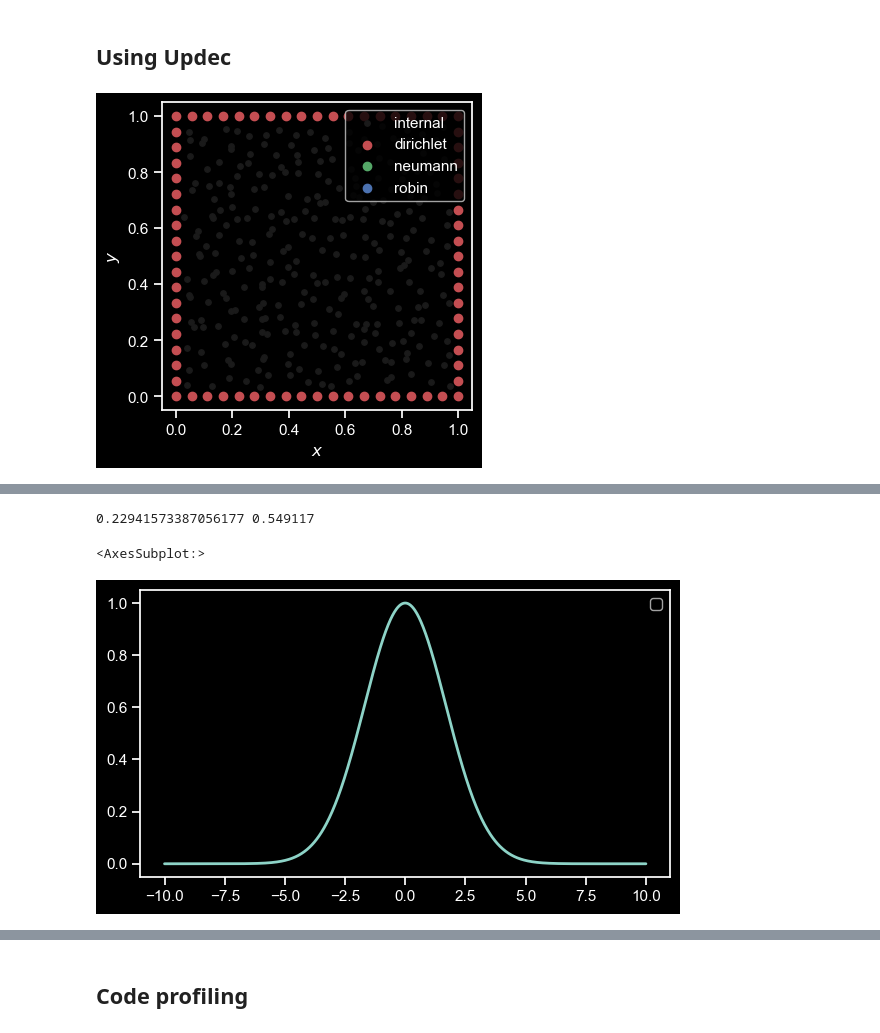
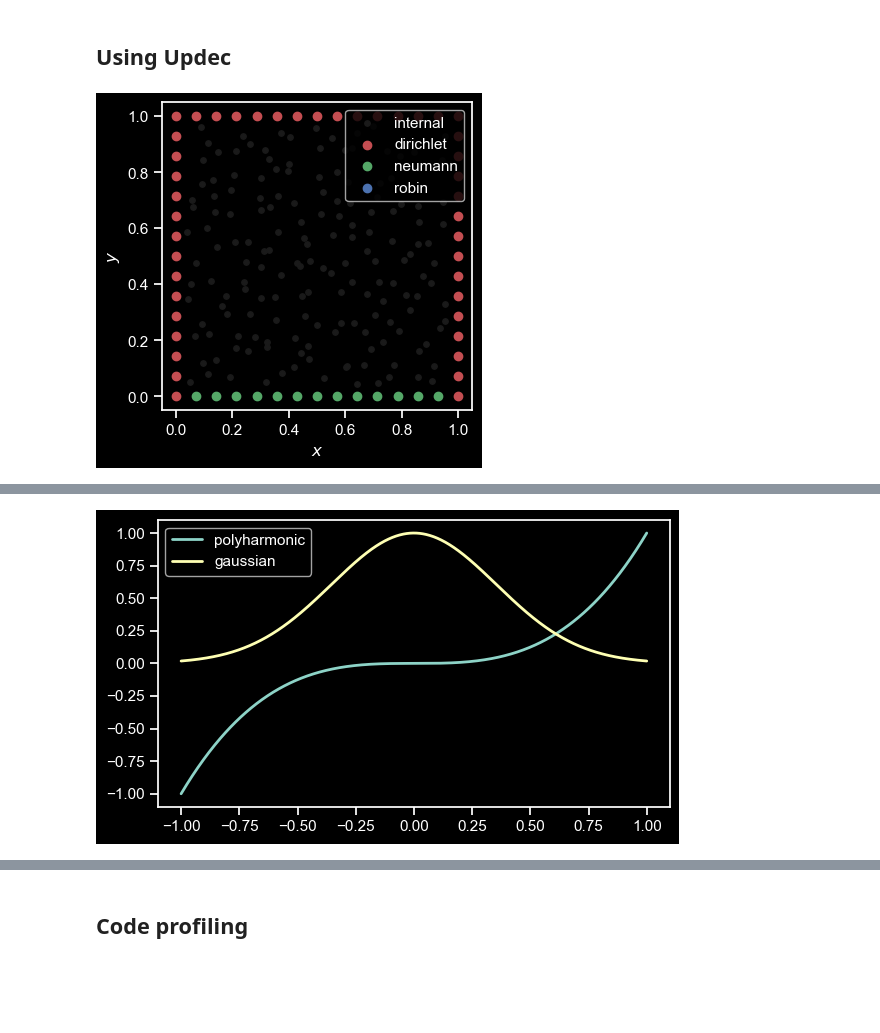
Before and after one commit to ddrous/Updes, a Jupyter notebook: examples/01_laplace_with_rbf.ipynb, the cells around one changed output, grey strips where cells are left out. Saved outputs shown, nothing was run; the diff lists cells and outputs as text; code cells hidden in the pictures; blank space fills up the shorter version.

```diff
--- a/examples/01_laplace_with_rbf.ipynb
+++ b/examples/01_laplace_with_rbf.ipynb
@@ -27,25 +27,29 @@ key = jax.random.PRNGKey(42)
 # %% [markdown]
 ## Using Updec
 # %%
-facet_types={"south":"d", "west":"d", "north":"d", "east":"d"}
-size = 19
+facet_types={"south":"n", "west":"d", "north":"d", "east":"d"}
+size = 15
 cloud = SquareCloud(Nx=size, Ny=size, facet_types=facet_types, noise_key=key, support_size=size*size-1)
 
-h = cloud.average_spacing()
-alpha = (cloud.N)**(-0.25)
-RBF = Partial(gaussian, alpha=alpha, h=h)      ## Can define which rbf to use
-MAX_DEGREE = 3
+# h = cloud.average_spacing()
+# alpha = (cloud.N)**(-0.25)
+
+# RBF = Partial(gaussian, eps=2e-0)      ## Can define which rbf to use
+RBF = polyharmonic
+MAX_DEGREE = 4
 
 # facet_types = {"Dirichlet":"d"}
 # cloud = GmshCloud("./meshes/disk.msh", facet_types, support_size=20)
 
 cloud.visualize_cloud(figsize=(4,4), cmap="cmr.amber");
 # %% [output]
-[figure, old version]
+[figure, new version]
 # %%
-print(alpha, h)
-x=jnp.linspace(-10,10,1000)
-y = RBF(x)
+# print(alpha, h)
+x=jnp.linspace(-1,1,1000)
+y = polyharmonic(x)
+z = gaussian(x, eps=2)
 
-plot(x,y)
+ax = plot(x,y, label="polyharmonic")
+ax = plot(x,z, label="gaussian", ax=ax)
 # %% [output]
@@ -53,6 +56,4 @@ WARNING:matplotlib.legend:No artists with labels found to put in legend.  Note t
-0.22941573387056177 0.549117
-<AxesSubplot:>
-[figure, old version]
+[figure, new version]
 # %%
 print("\n=== Meshfree cloud for RBF method ===\n")
 print()
```
Also changed, not shown: parts of 5 cells of this notebook, 1 other file.
